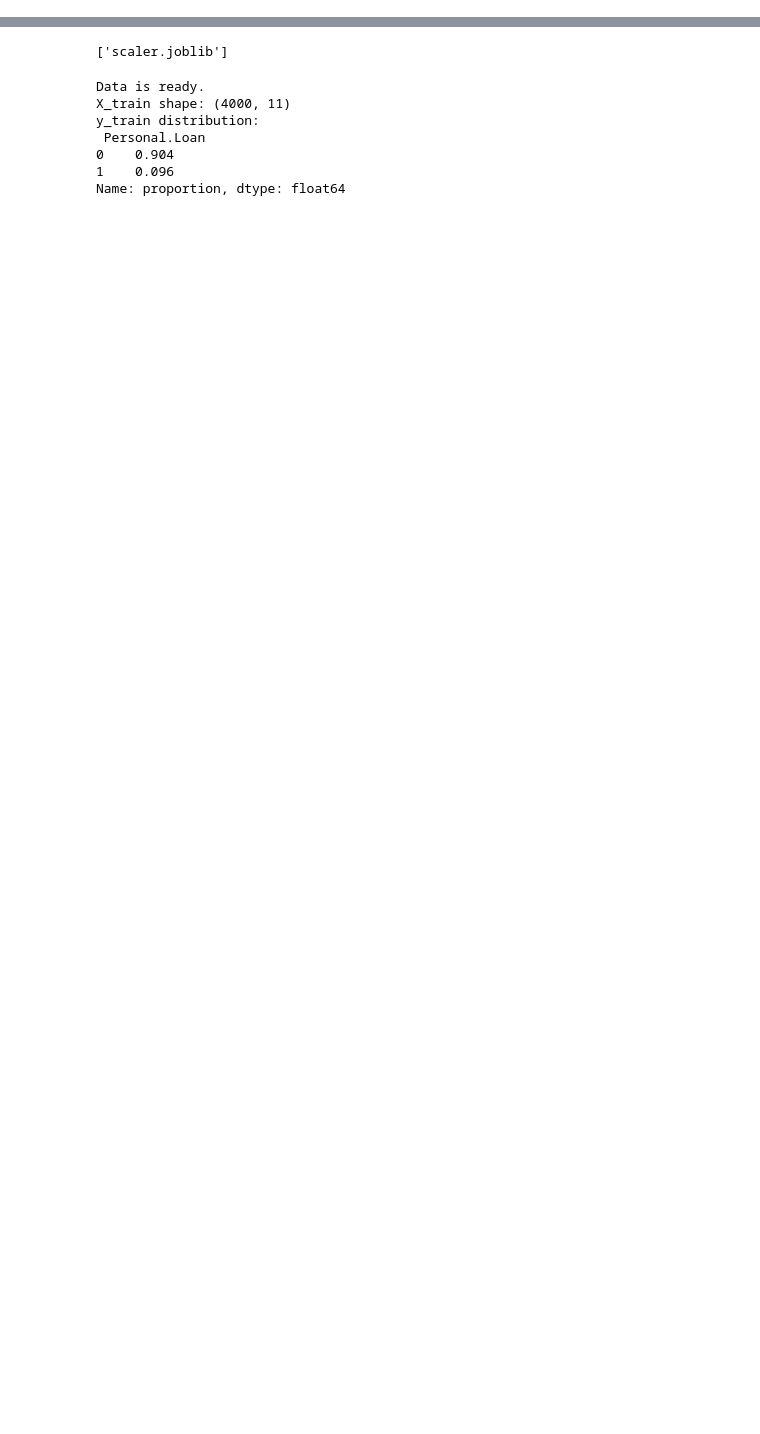
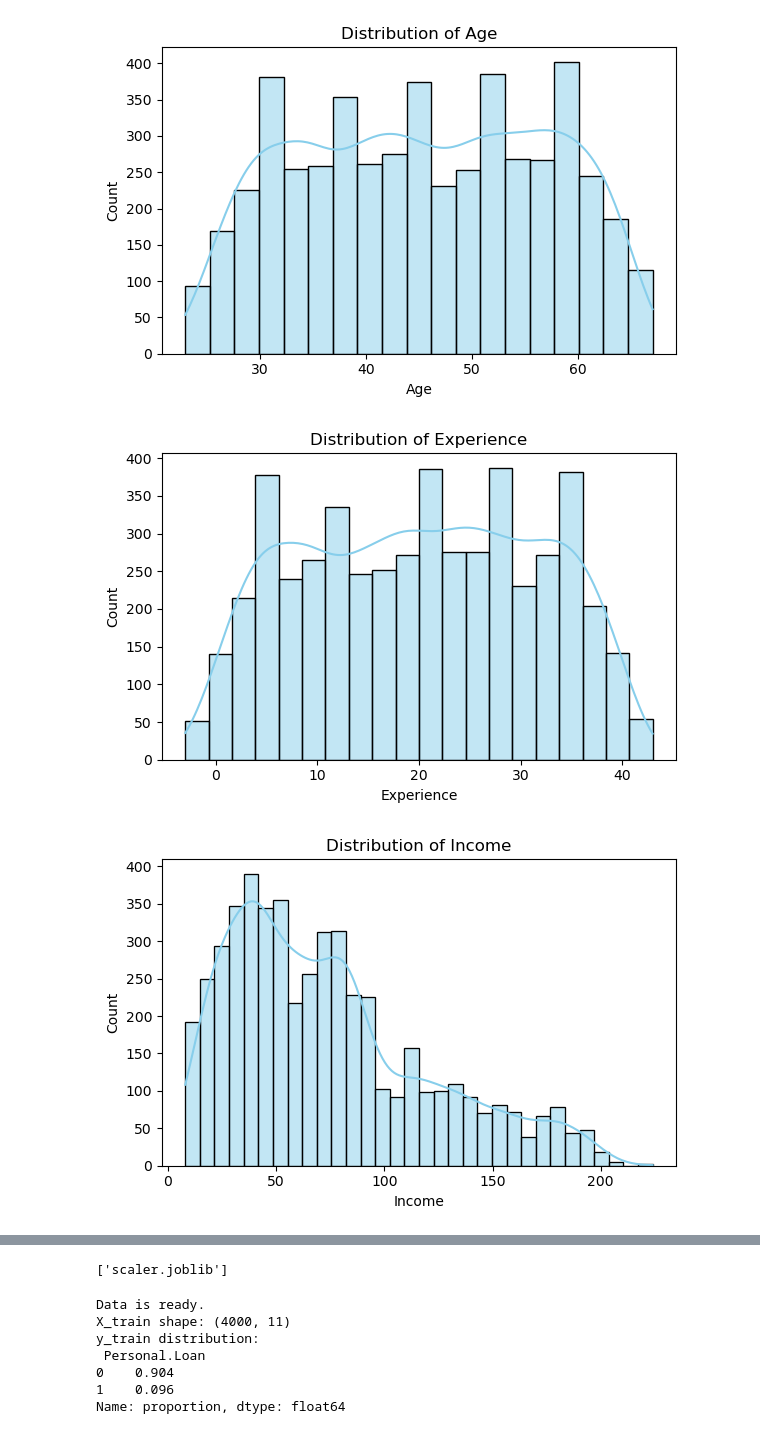
Before and after one commit to Nchan8120/BankLoanApproval, a Jupyter notebook: BankLoanModel.ipynb, the cells around one changed output, grey strips where cells are left out. Saved outputs shown, nothing was run; the diff lists cells and outputs as text; code cells hidden in the pictures; blank space fills up the shorter version.

```diff
--- a/BankLoanModel.ipynb
+++ b/BankLoanModel.ipynb
@@ -0,0 +68,13 @@
+# %%
+# Distribution plots for continuous variables
+continuous_cols = ['Age', 'Experience', 'Income', 'CCAvg', 'Mortgage']
+for col in continuous_cols:
+    plt.figure(figsize=(6, 4))
+    sns.histplot(df[col], kde=True, color='skyblue')
+    plt.title(f"Distribution of {col}")
+    plt.tight_layout()
+    plt.show()
+# %% [output]
+[figure, added]
+[figure, added]
+[figure, added]
```
Also changed, not shown: parts of 15 cells of this notebook, 1 other file.
